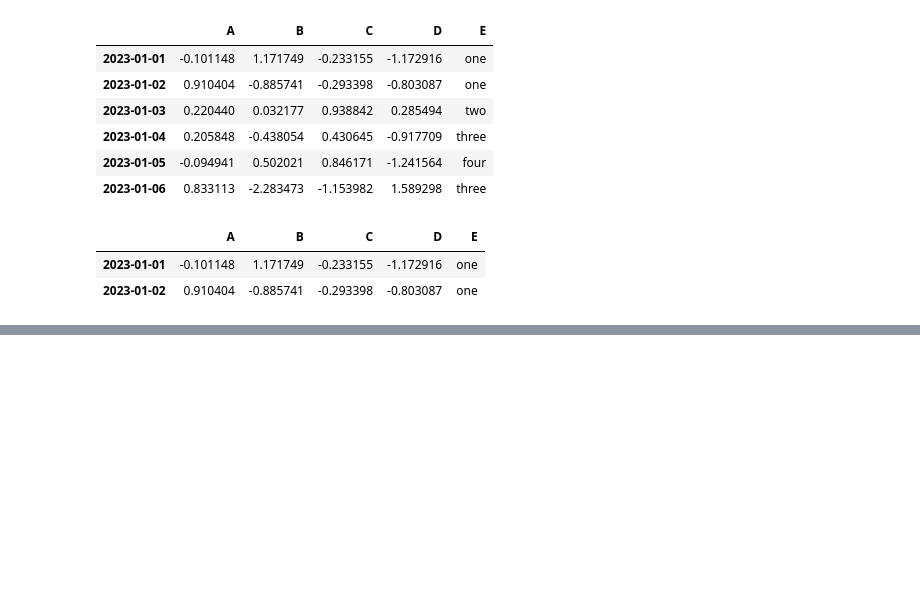
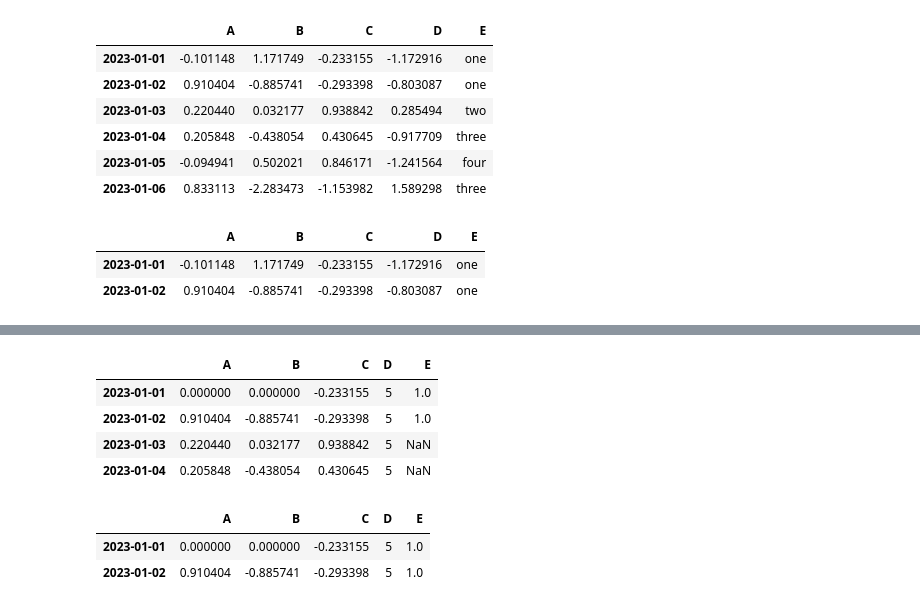
Before and after one commit to rajarajeswarir/Hands-on-Machine-Learning, a Jupyter notebook: Pandas_Training.ipynb, the cells around one changed output, grey strips where cells are left out. Drawn from its saved outputs; the diff is of its cells as text; code cells hidden in the pictures; blank space fills up the shorter version.

```diff
--- a/Pandas_Training.ipynb
+++ b/Pandas_Training.ipynb
@@ -263,0 +292,18 @@ df4[df4["E"].isin(["one"])]
+# %%
+df1 = df.reindex(index=dates[0:4], columns=list(df.columns) + ["E"])
+# %%
+df1.loc[dates[0] : dates[1], "E"] = 1
+# %%
+df1
+# %% [output]
+|  | A | B | C | D | E |
+| 2023-01-01 | 0.000000 | 0.000000 | -0.233155 | 5 | 1.0 |
+| 2023-01-02 | 0.910404 | -0.885741 | -0.293398 | 5 | 1.0 |
+| 2023-01-03 | 0.220440 | 0.032177 | 0.938842 | 5 | NaN |
+| 2023-01-04 | 0.205848 | -0.438054 | 0.430645 | 5 | NaN |
+# %%
+df1.dropna()
+# %% [output]
+|  | A | B | C | D | E |
+| 2023-01-01 | 0.000000 | 0.000000 | -0.233155 | 5 | 1.0 |
+| 2023-01-02 | 0.910404 | -0.885741 | -0.293398 | 5 | 1.0 |
```
Also changed, not shown: parts of 9 cells of this notebook.
